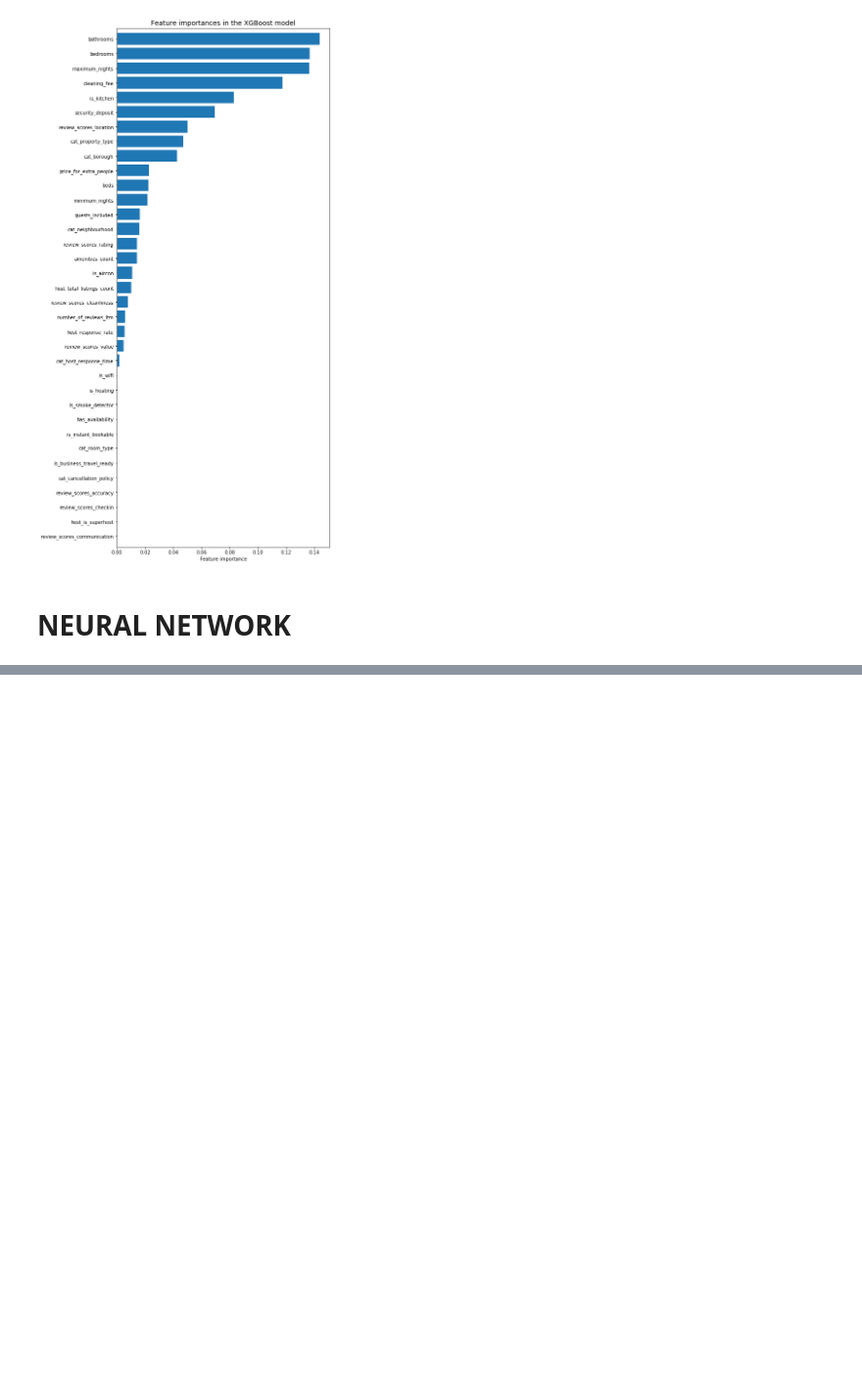
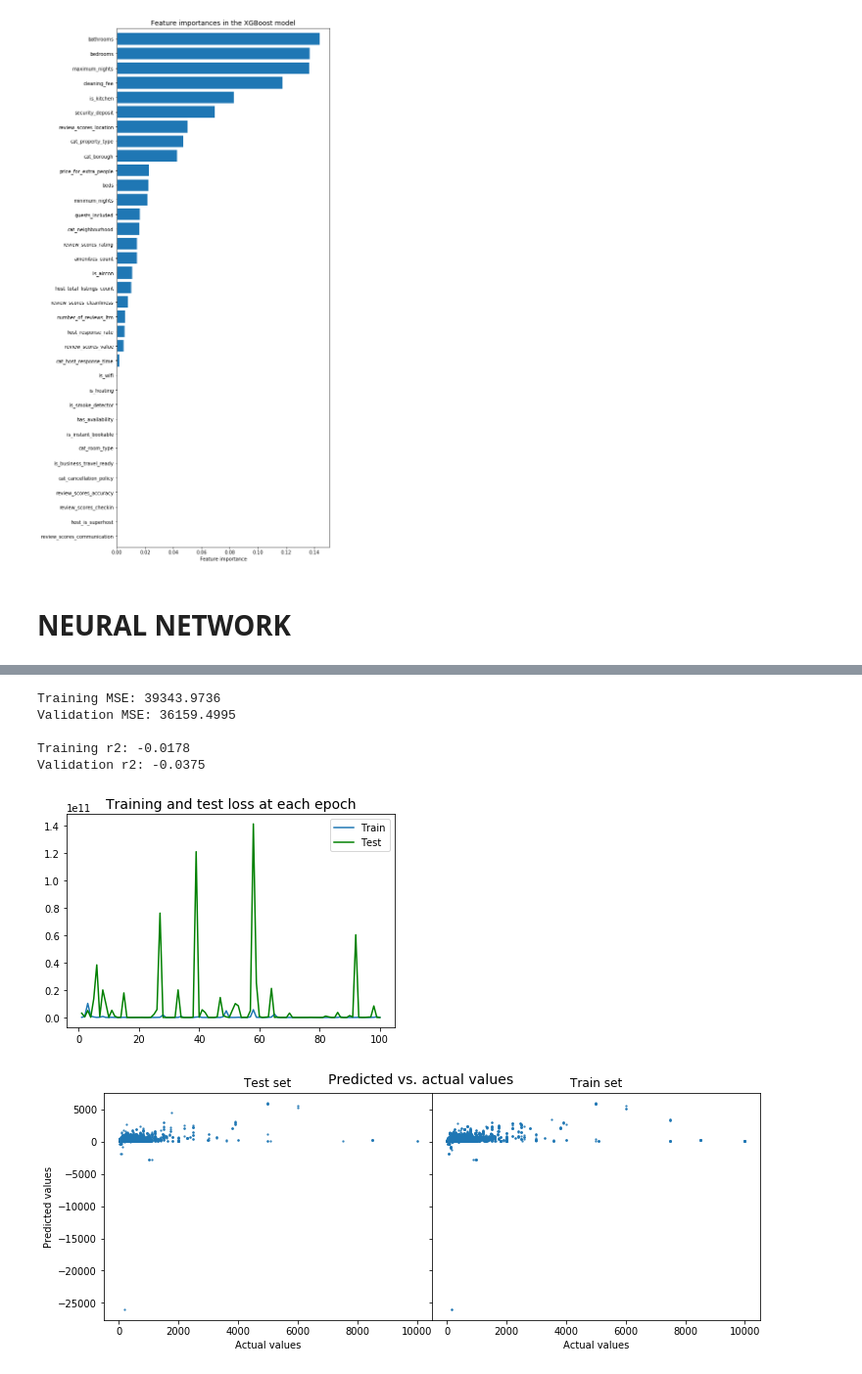
Before and after one commit to toshalpatel/data_analytics_airbnb, a Jupyter notebook: v3_data_initial_analysis.ipynb, the cells around one changed output, grey strips where cells are left out. Shown at 98% size. Saved outputs shown, nothing was run; the diff lists cells and outputs as text; code cells hidden in the pictures; blank space fills up the shorter version.

```diff
--- a/v3_data_initial_analysis.ipynb
+++ b/v3_data_initial_analysis.ipynb
@@ -662,3 +650,13 @@ def nn_model_evaluation(model, skip_epochs=0, X_train=X_train, X_test=X_test, y_
     ax2.set_yticklabels(labels='')
 
     plt.show()
+# %%
+nn_model_evaluation(nn2)
+# %% [output]
+Training MSE: 39343.9736
+Validation MSE: 36159.4995
+
+Training r2: -0.0178
+Validation r2: -0.0375
+[figure, added]
+[figure, added]
```
Also changed, not shown: parts of 12 cells of this notebook, 4 other files.
